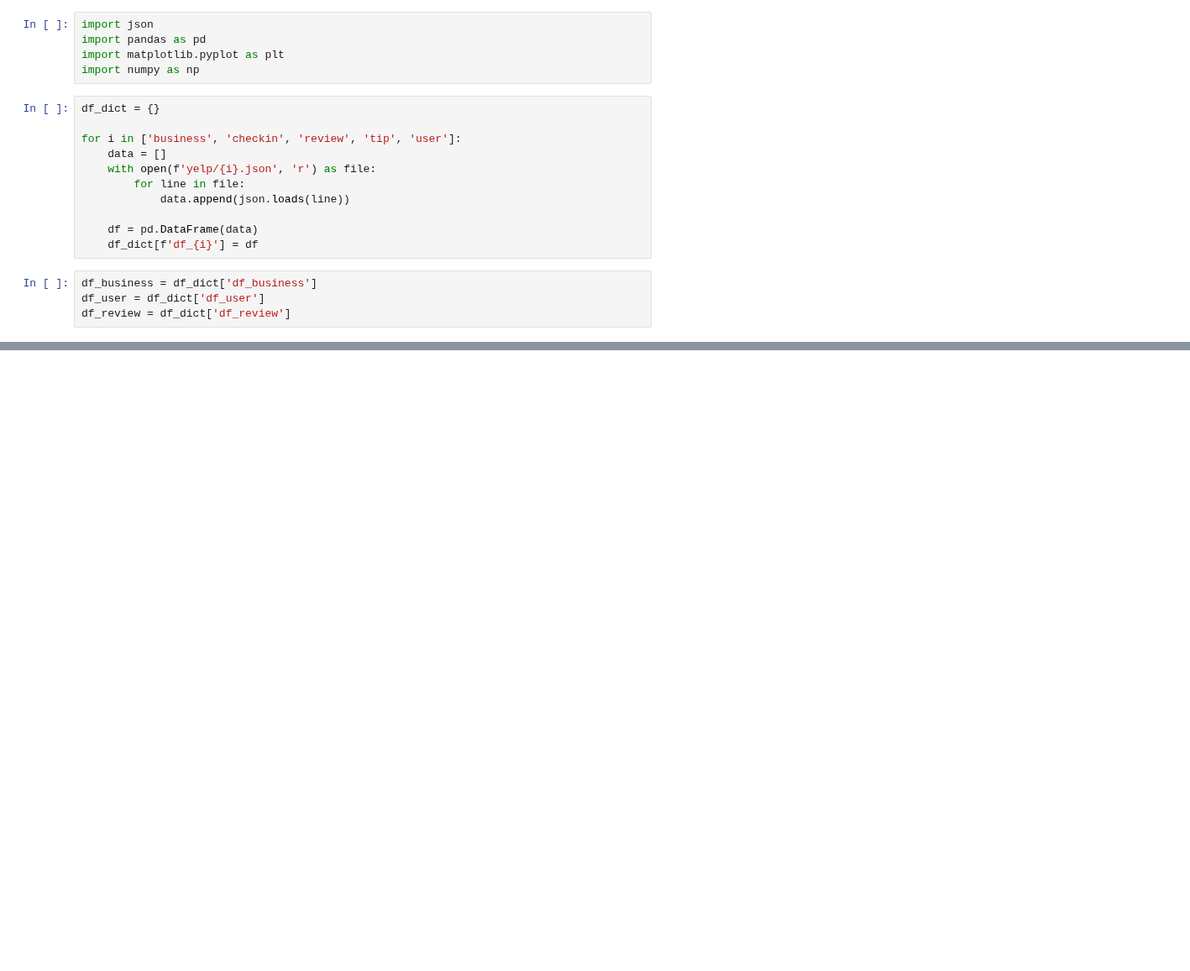
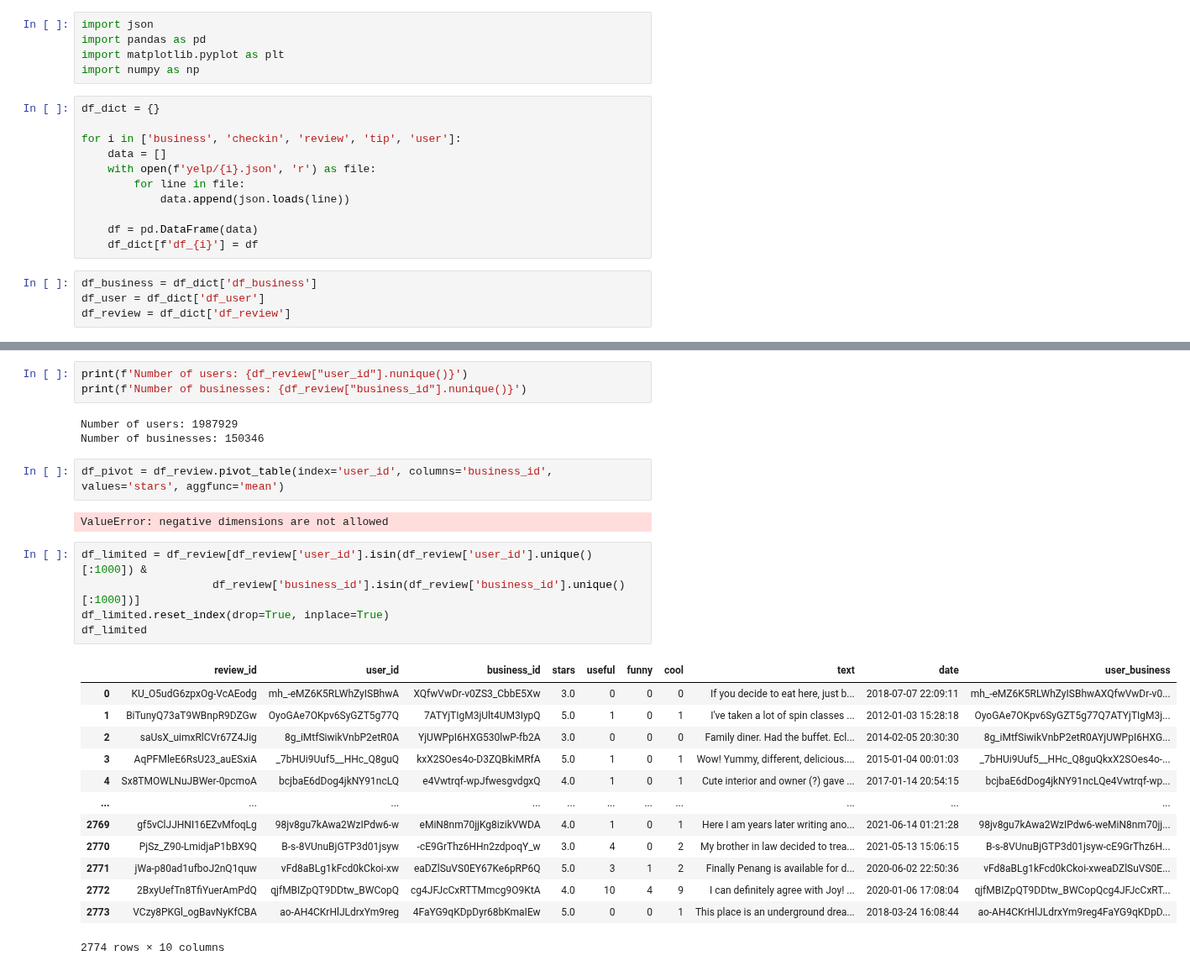
Before and after one commit to larasneves/ComplexDataAnalysis, a Jupyter notebook: baseline.ipynb, the cells around one changed output, grey strips where cells are left out. Shown at 84% size. Drawn from its saved outputs; the diff is of its cells as text; blank space fills up the shorter version.

```diff
--- a/baseline.ipynb
+++ b/baseline.ipynb
@@ -36,0 +37,29 @@ df_review
+# %%
+print(f'Number of users: {df_review["user_id"].nunique()}')
+print(f'Number of businesses: {df_review["business_id"].nunique()}')
+# %% [output]
+Number of users: 1987929
+Number of businesses: 150346
+# %%
+df_pivot = df_review.pivot_table(index='user_id', columns='business_id', values='stars', aggfunc='mean')
+# %% [output]
+ValueError: negative dimensions are not allowed
+# %%
+df_limited = df_review[df_review['user_id'].isin(df_review['user_id'].unique()[:1000]) &
+                    df_review['business_id'].isin(df_review['business_id'].unique()[:1000])]
+df_limited.reset_index(drop=True, inplace=True)
+df_limited
+# %% [output]
+|  | review_id | user_id | business_id | stars | useful | funny | cool | text | date | user_business |
+| 0 | KU_O5udG6zpxOg-VcAEodg | mh_-eMZ6K5RLWhZyISBhwA | XQfwVwDr-v0ZS3_CbbE5Xw | 3.0 | 0 | 0 | 0 | If you decide to eat here, just b... | 2018-07-07 22:09:11 | mh_-eMZ6K5RLWhZyISBhwAXQfwVwDr-v0... |
+| 1 | BiTunyQ73aT9WBnpR9DZGw | OyoGAe7OKpv6SyGZT5g77Q | 7ATYjTIgM3jUlt4UM3IypQ | 5.0 | 1 | 0 | 1 | I've taken a lot of spin classes ... | 2012-01-03 15:28:18 | OyoGAe7OKpv6SyGZT5g77Q7ATYjTIgM3j... |
+| 2 | saUsX_uimxRlCVr67Z4Jig | 8g_iMtfSiwikVnbP2etR0A | YjUWPpI6HXG530lwP-fb2A | 3.0 | 0 | 0 | 0 | Family diner. Had the buffet. Ecl... | 2014-02-05 20:30:30 | 8g_iMtfSiwikVnbP2etR0AYjUWPpI6HXG... |
+| 3 | AqPFMleE6RsU23_auESxiA | _7bHUi9Uuf5__HHc_Q8guQ | kxX2SOes4o-D3ZQBkiMRfA | 5.0 | 1 | 0 | 1 | Wow! Yummy, different, delicious.... | 2015-01-04 00:01:03 | _7bHUi9Uuf5__HHc_Q8guQkxX2SOes4o-... |
+| 4 | Sx8TMOWLNuJBWer-0pcmoA | bcjbaE6dDog4jkNY91ncLQ | e4Vwtrqf-wpJfwesgvdgxQ | 4.0 | 1 | 0 | 1 | Cute interior and owner (?) gave ... | 2017-01-14 20:54:15 | bcjbaE6dDog4jkNY91ncLQe4Vwtrqf-wp... |
+| ... | ... | ... | ... | ... | ... | ... | ... | ... | ... | ... |
+| 2769 | gf5vClJJHNI16EZvMfoqLg | 98jv8gu7kAwa2WzIPdw6-w | eMiN8nm70jjKg8izikVWDA | 4.0 | 1 | 0 | 1 | Here I am years later writing ano... | 2021-06-14 01:21:28 | 98jv8gu7kAwa2WzIPdw6-weMiN8nm70jj... |
+| 2770 | PjSz_Z90-LmidjaP1bBX9Q | B-s-8VUnuBjGTP3d01jsyw | -cE9GrThz6HHn2zdpoqY_w | 3.0 | 4 | 0 | 2 | My brother in law decided to trea... | 2021-05-13 15:06:15 | B-s-8VUnuBjGTP3d01jsyw-cE9GrThz6H... |
+| 2771 | jWa-p80ad1ufboJ2nQ1quw | vFd8aBLg1kFcd0kCkoi-xw | eaDZlSuVS0EY67Ke6pRP6Q | 5.0 | 3 | 1 | 2 | Finally Penang is available for d... | 2020-06-02 22:50:36 | vFd8aBLg1kFcd0kCkoi-xweaDZlSuVS0E... |
+| 2772 | 2BxyUefTn8TfiYuerAmPdQ | qjfMBIZpQT9DDtw_BWCopQ | cg4JFJcCxRTTMmcg9O9KtA | 4.0 | 10 | 4 | 9 | I can definitely agree with Joy! ... | 2020-01-06 17:08:04 | qjfMBIZpQT9DDtw_BWCopQcg4JFJcCxRT... |
+| 2773 | VCzy8PKGl_ogBavNyKfCBA | ao-AH4CKrHlJLdrxYm9reg | 4FaYG9qKDpDyr68bKmaIEw | 5.0 | 0 | 0 | 1 | This place is an underground drea... | 2018-03-24 16:08:44 | ao-AH4CKrHlJLdrxYm9reg4FaYG9qKDpD... |
+2774 rows × 10 columns
```
Also changed, not shown: parts of 2 cells of this notebook.
